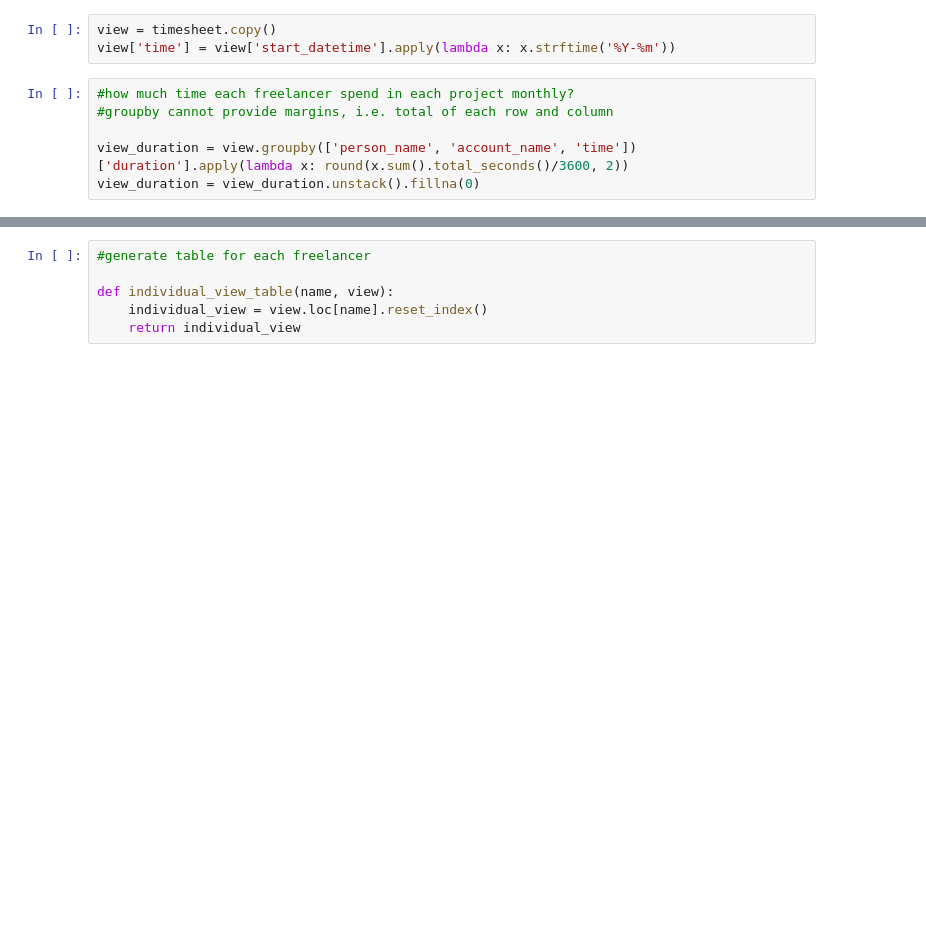
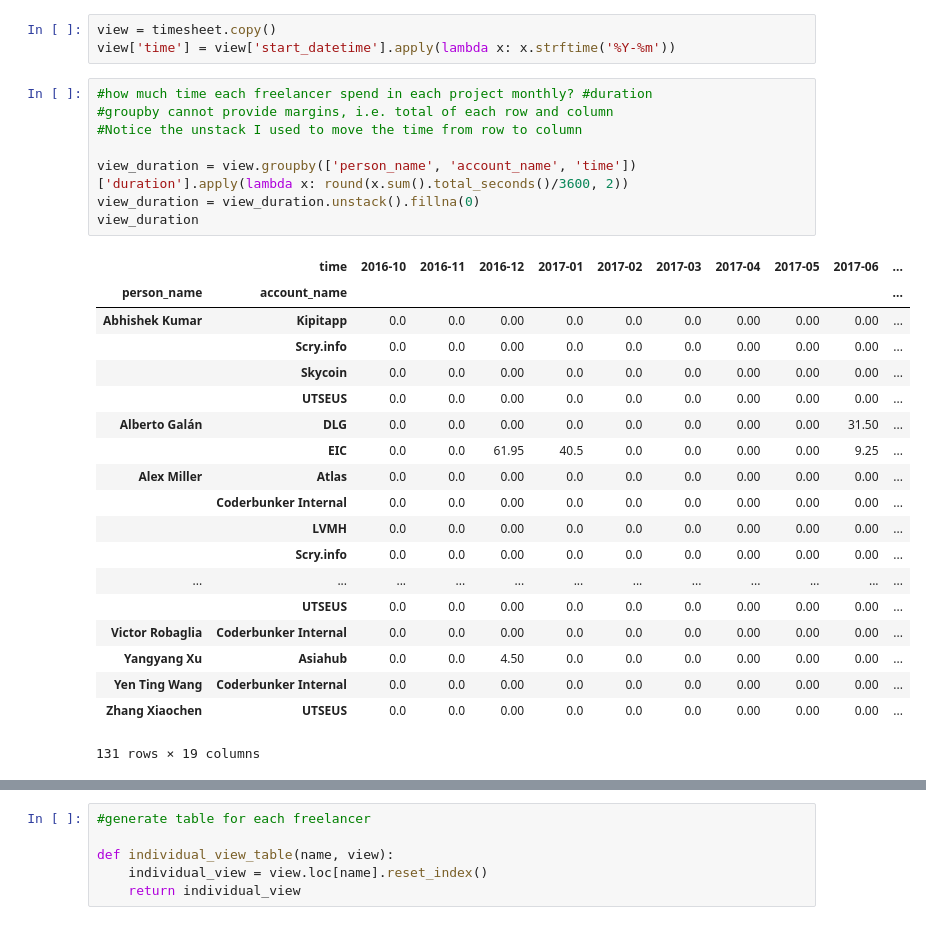
Before and after one commit to coderbunker/timesheet-backend, a Jupyter notebook: practice/person.ipynb, the cells around one changed output, grey strips where cells are left out. Drawn from its saved outputs; the diff is of its cells as text; blank space fills up the shorter version.

Commit message:
updated some comments and added time and last_entry

```diff
--- a/practice/person.ipynb
+++ b/practice/person.ipynb
@@ -155,9 +168,31 @@ print(timesheet['person_name'].unique(), 'Count:', timesheet['person_name'].nuni
 view = timesheet.copy()
 view['time'] = view['start_datetime'].apply(lambda x: x.strftime('%Y-%m'))
 # %%
-#how much time each freelancer spend in each project monthly?
+#how much time each freelancer spend in each project monthly? #duration
 #groupby cannot provide margins, i.e. total of each row and column
+#Notice the unstack I used to move the time from row to column
 
 view_duration = view.groupby(['person_name', 'account_name', 'time'])['duration'].apply(lambda x: round(x.sum().total_seconds()/3600, 2))
 view_duration = view_duration.unstack().fillna(0)
+view_duration
+# %% [output]
+|  | time | 2016-10 | 2016-11 | 2016-12 | 2017-01 | 2017-02 | 2017-03 | 2017-04 | 2017-05 | 2017-06 | ... |
+| person_name | account_name |  |  |  |  |  |  |  |  |  | ... |
+| Abhishek Kumar | Kipitapp | 0.0 | 0.0 | 0.00 | 0.0 | 0.0 | 0.0 | 0.00 | 0.00 | 0.00 | ... |
+|  | Scry.info | 0.0 | 0.0 | 0.00 | 0.0 | 0.0 | 0.0 | 0.00 | 0.00 | 0.00 | ... |
+|  | Skycoin | 0.0 | 0.0 | 0.00 | 0.0 | 0.0 | 0.0 | 0.00 | 0.00 | 0.00 | ... |
+|  | UTSEUS | 0.0 | 0.0 | 0.00 | 0.0 | 0.0 | 0.0 | 0.00 | 0.00 | 0.00 | ... |
+| Alberto Galán | DLG | 0.0 | 0.0 | 0.00 | 0.0 | 0.0 | 0.0 | 0.00 | 0.00 | 31.50 | ... |
+|  | EIC | 0.0 | 0.0 | 61.95 | 40.5 | 0.0 | 0.0 | 0.00 | 0.00 | 9.25 | ... |
+| Alex Miller | Atlas | 0.0 | 0.0 | 0.00 | 0.0 | 0.0 | 0.0 | 0.00 | 0.00 | 0.00 | ... |
+|  | Coderbunker Internal | 0.0 | 0.0 | 0.00 | 0.0 | 0.0 | 0.0 | 0.00 | 0.00 | 0.00 | ... |
+|  | LVMH | 0.0 | 0.0 | 0.00 | 0.0 | 0.0 | 0.0 | 0.00 | 0.00 | 0.00 | ... |
+|  | Scry.info | 0.0 | 0.0 | 0.00 | 0.0 | 0.0 | 0.0 | 0.00 | 0.00 | 0.00 | ... |
+| ... | ... | ... | ... | ... | ... | ... | ... | ... | ... | ... | ... |
+|  | UTSEUS | 0.0 | 0.0 | 0.00 | 0.0 | 0.0 | 0.0 | 0.00 | 0.00 | 0.00 | ... |
+| Victor Robaglia | Coderbunker Internal | 0.0 | 0.0 | 0.00 | 0.0 | 0.0 | 0.0 | 0.00 | 0.00 | 0.00 | ... |
+| Yangyang Xu | Asiahub | 0.0 | 0.0 | 4.50 | 0.0 | 0.0 | 0.0 | 0.00 | 0.00 | 0.00 | ... |
+| Yen Ting Wang | Coderbunker Internal | 0.0 | 0.0 | 0.00 | 0.0 | 0.0 | 0.0 | 0.00 | 0.00 | 0.00 | ... |
+| Zhang Xiaochen | UTSEUS | 0.0 | 0.0 | 0.00 | 0.0 | 0.0 | 0.0 | 0.00 | 0.00 | 0.00 | ... |
+131 rows × 19 columns
 # %%
```
Also changed, not shown: parts of 6 cells of this notebook, 2 other files.
